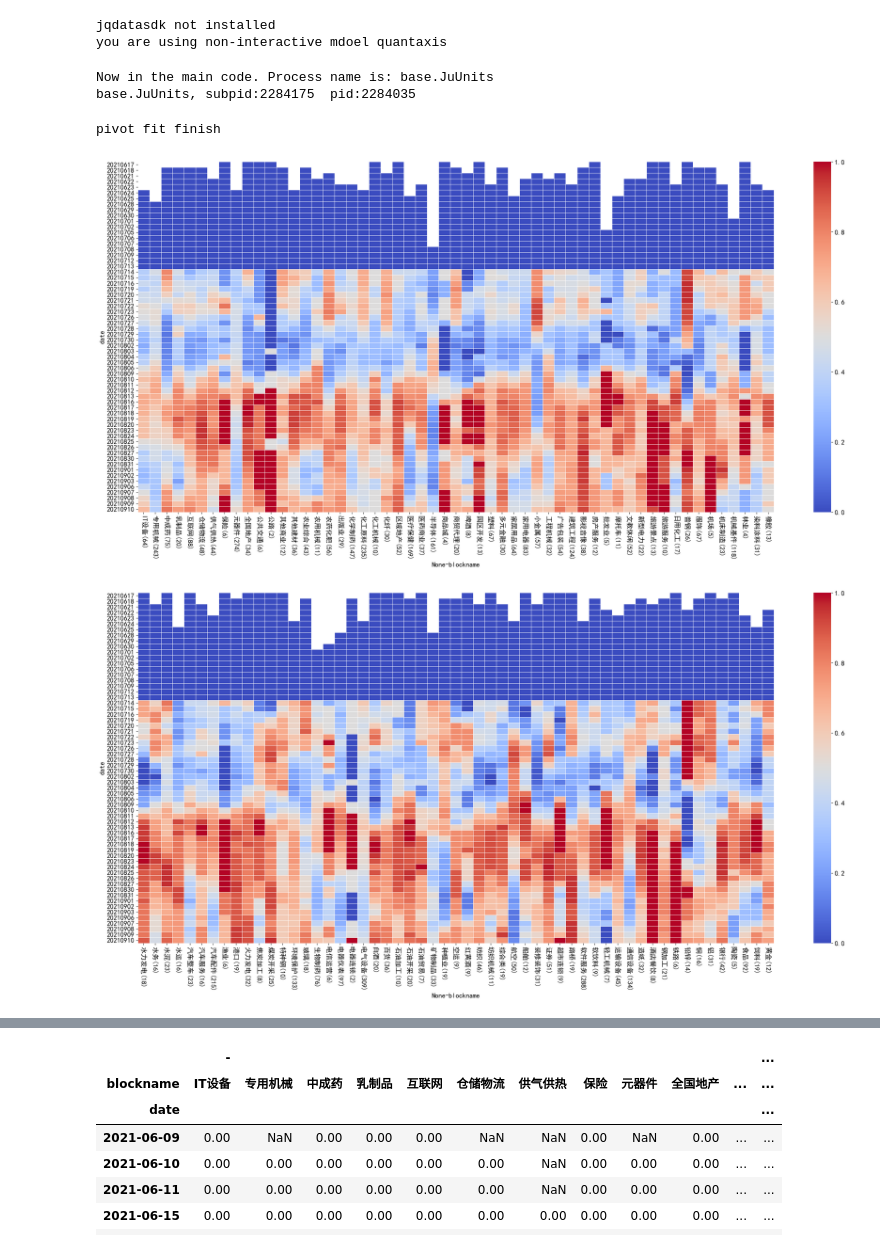
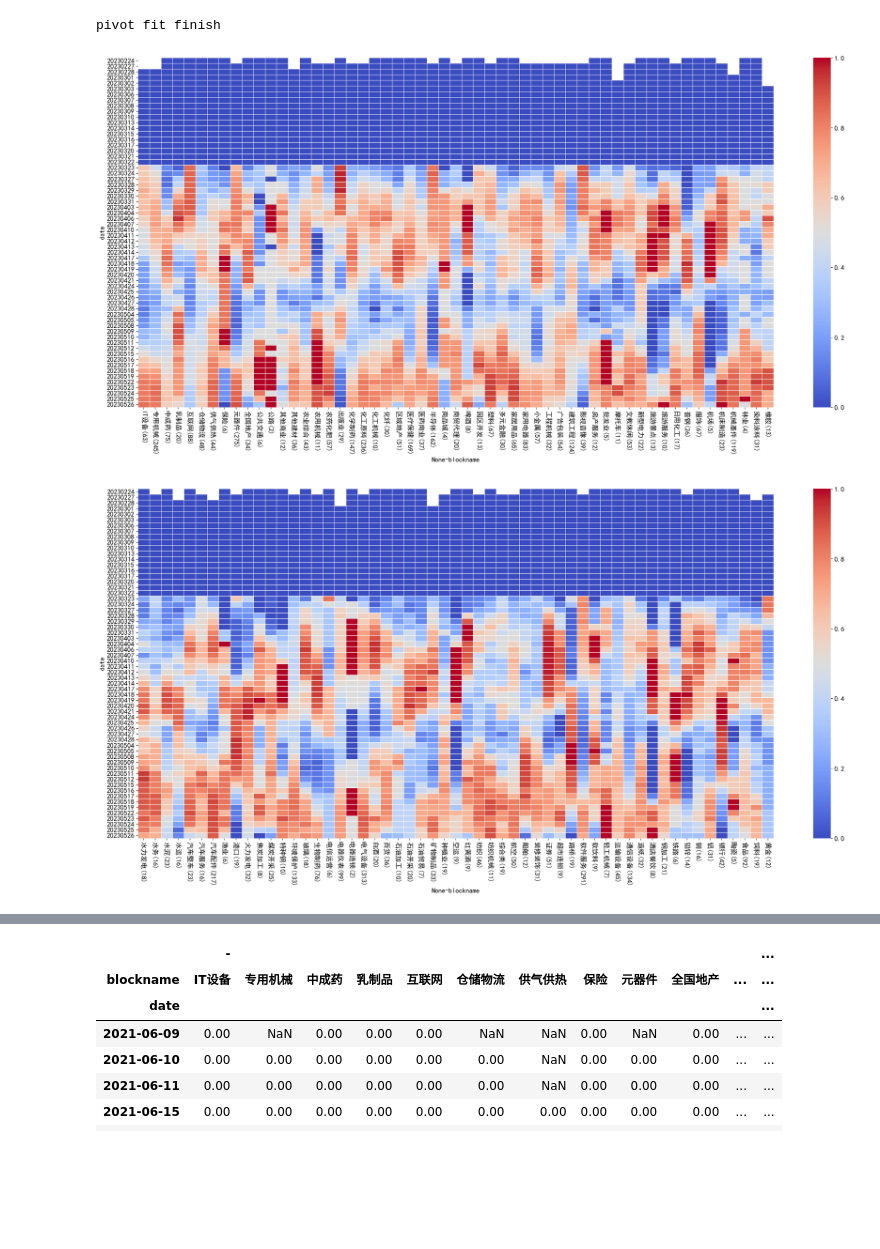
Before and after one commit to luozero/IndicatorLab, a Jupyter notebook: Block_Trend2.ipynb, the cells around one changed output, grey strips where cells are left out. Drawn from its saved outputs; the diff is of its cells as text; code cells hidden in the pictures; blank space fills up the shorter version.

```diff
--- a/Block_Trend2.ipynb
+++ b/Block_Trend2.ipynb
@@ -128,7 +128,7 @@ class Block_Trend2:
     def fit_multi(self, blocks='all',worker=4):
         assert blocks=='all','多进程仅允许全block，单一block没意义'
 
-        task = [x for x in self.blocks_view.iteritems()]
+        task = [x for x in self.blocks_view.items()]
 
         results = parallal_task(worker, check_MA_above_multi, task, self_obj=dill.dumps(self))
         tmp = pd.concat(results)
@@ -172,12 +172,12 @@ class Block_Trend2:
 
         ind = pr.ind_df['main']
         count = len(hy_codes)
-        compared = ind[(self.MA-1)*count:] > ind.groupby(level=1).apply(lambda x: QA.MA(x, self.MA))[(self.MA-1)*count:]
+        compared = ind[(self.MA-1)*count:] > ind.groupby(level=1, group_keys=False).apply(lambda x: QA.MA(x, self.MA))[(self.MA-1)*count:]
         if self.is_low_frequence:
             date_label = 'date'
         else:
             date_label = 'datetime'
-        res = compared.groupby(level=0).apply(lambda x: (x.index.get_level_values(date_label)[0], round(np.sum(x)/len(x),2)))
+        res = compared.groupby(level=0, group_keys=False).apply(lambda x: (x.index.get_level_values(date_label)[0], round(np.sum(x)/len(x),2)))
         return res.values
 
     def JCSC(self, ma=20):
@@ -246,19 +246,15 @@ class Block_Trend2:
                          linewidths=0.5,cbar=cbar,cmap=cmap, vmin=vmin, vmax=vmax)
         plt.xticks(rotation = -90)
         plt.show()
-# %% [output]
-jqdatasdk not installed
-you are using non-interactive mdoel quantaxis
 # %%
 %%time
 hy = Block_Trend2(hy_source='tdxhy',end='2023-05-26', gap=80, frequence=QA.FREQUENCE.DAY)
-hy.fit_multi()
+# hy.fit_multi()
+hy.fit()
 
 hy.plot()
 tr_hy = hy.get_trend(window=5,absolute=False,plot=True)
 # %% [output]
-Now in the main code. Process name is: base.JuUnits
-base.JuUnits, subpid:2284175  pid:2284035
+pivot fit finish
-pivot fit finish
-[figure, old version]
+[figure, new version]
-[figure, old version]
+[figure, new version]
```
Also changed, not shown: parts of 2 cells of this notebook, 7 other files.
